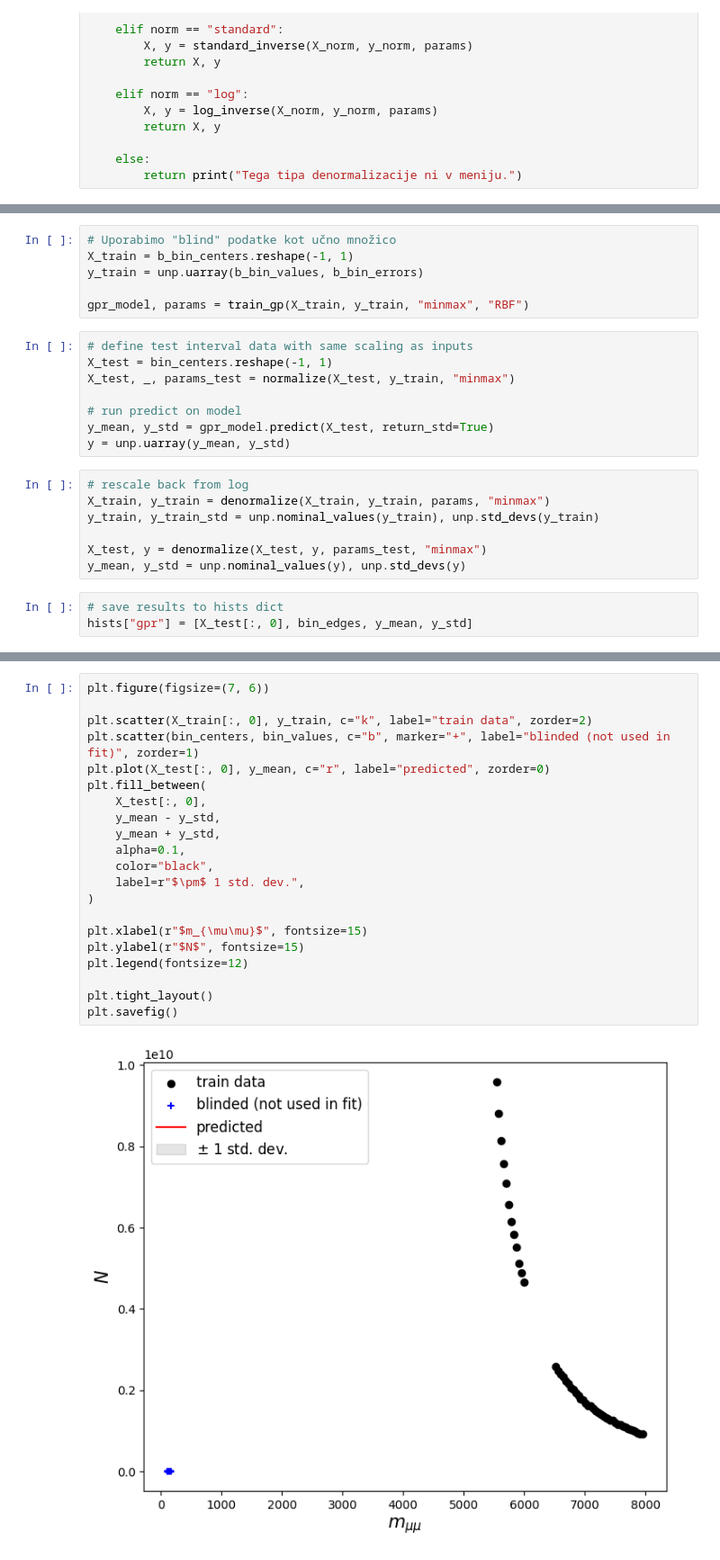
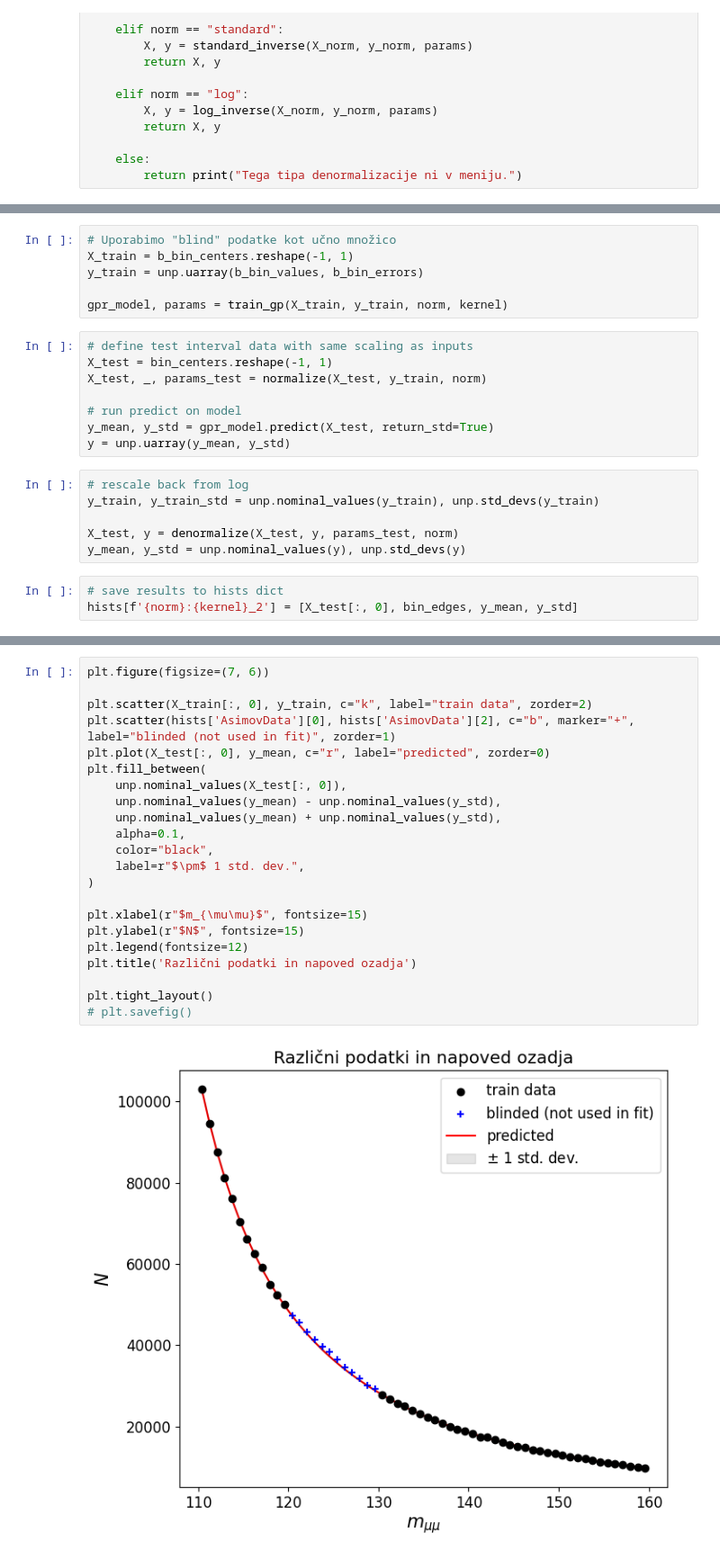
Before and after one commit to tadejkooo/PSUF, a Jupyter notebook: PSUF1/python1/GPR.ipynb, the cells around one changed output, grey strips where cells are left out. Shown at 90% size. Drawn from its saved outputs; the diff is of its cells as text.

```diff
--- a/PSUF1/python1/GPR.ipynb
+++ b/PSUF1/python1/GPR.ipynb
@@ -512,22 +527,21 @@ def train_gp(X, y, norm, kernel, **kernel_kwargs):
 X_train = b_bin_centers.reshape(-1, 1)
 y_train = unp.uarray(b_bin_values, b_bin_errors)
 
-gpr_model, params = train_gp(X_train, y_train, "minmax", "RBF")
+gpr_model, params = train_gp(X_train, y_train, norm, kernel)
 # %%
 # define test interval data with same scaling as inputs
 X_test = bin_centers.reshape(-1, 1)
-X_test, _, params_test = normalize(X_test, y_train, "minmax")
+X_test, _, params_test = normalize(X_test, y_train, norm)
 
 # run predict on model
 y_mean, y_std = gpr_model.predict(X_test, return_std=True)
 y = unp.uarray(y_mean, y_std)
 # %%
 # rescale back from log
-X_train, y_train = denormalize(X_train, y_train, params, "minmax")
 y_train, y_train_std = unp.nominal_values(y_train), unp.std_devs(y_train)
 
-X_test, y = denormalize(X_test, y, params_test, "minmax")
+X_test, y = denormalize(X_test, y, params_test, norm)
 y_mean, y_std = unp.nominal_values(y), unp.std_devs(y)
 # %%
 # save results to hists dict
-hists["gpr"] = [X_test[:, 0], bin_edges, y_mean, y_std]
+hists[f'{norm}:{kernel}_2'] = [X_test[:, 0], bin_edges, y_mean, y_std]
@@ -534,23 +552,24 @@ hists["gpr"] = [X_test[:, 0], bin_edges, y_mean, y_std]
 # %%
 plt.figure(figsize=(7, 6))
 
 plt.scatter(X_train[:, 0], y_train, c="k", label="train data", zorder=2)
-plt.scatter(bin_centers, bin_values, c="b", marker="+", label="blinded (not used in fit)", zorder=1)
+plt.scatter(hists['AsimovData'][0], hists['AsimovData'][2], c="b", marker="+", label="blinded (not used in fit)", zorder=1)
 plt.plot(X_test[:, 0], y_mean, c="r", label="predicted", zorder=0)
 plt.fill_between(
-    X_test[:, 0],
-    y_mean - y_std,
-    y_mean + y_std,
+    unp.nominal_values(X_test[:, 0]),
+    unp.nominal_values(y_mean) - unp.nominal_values(y_std),
+    unp.nominal_values(y_mean) + unp.nominal_values(y_std),
     alpha=0.1,
     color="black",
     label=r"$\pm$ 1 std. dev.",
 )
 
 plt.xlabel(r"$m_{\mu\mu}$", fontsize=15)
 plt.ylabel(r"$N$", fontsize=15)
 plt.legend(fontsize=12)
+plt.title('Različni podatki in napoved ozadja')
 
 plt.tight_layout()
-plt.savefig()
+# plt.savefig()
 # %% [output]
-[figure, old version]
+[figure, new version]
```
Also changed, not shown: parts of 14 cells of this notebook, 10 other files.
